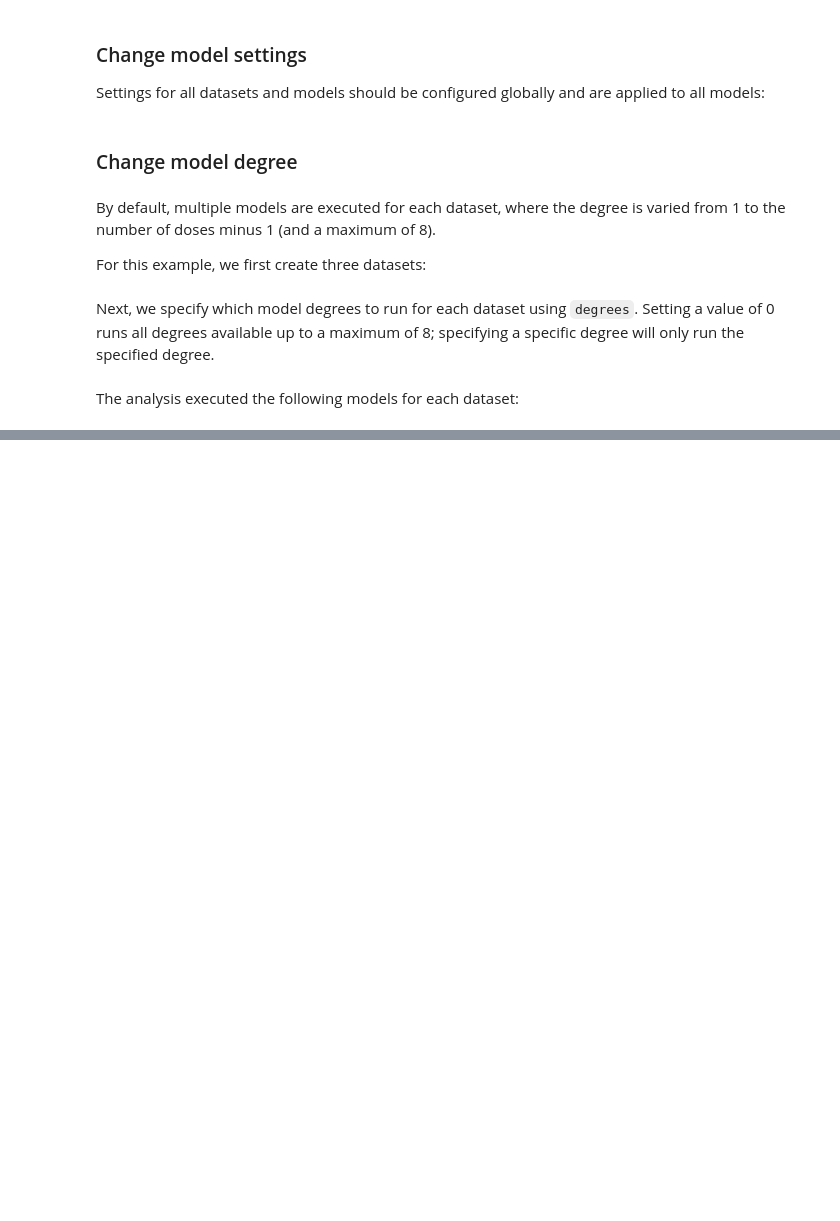
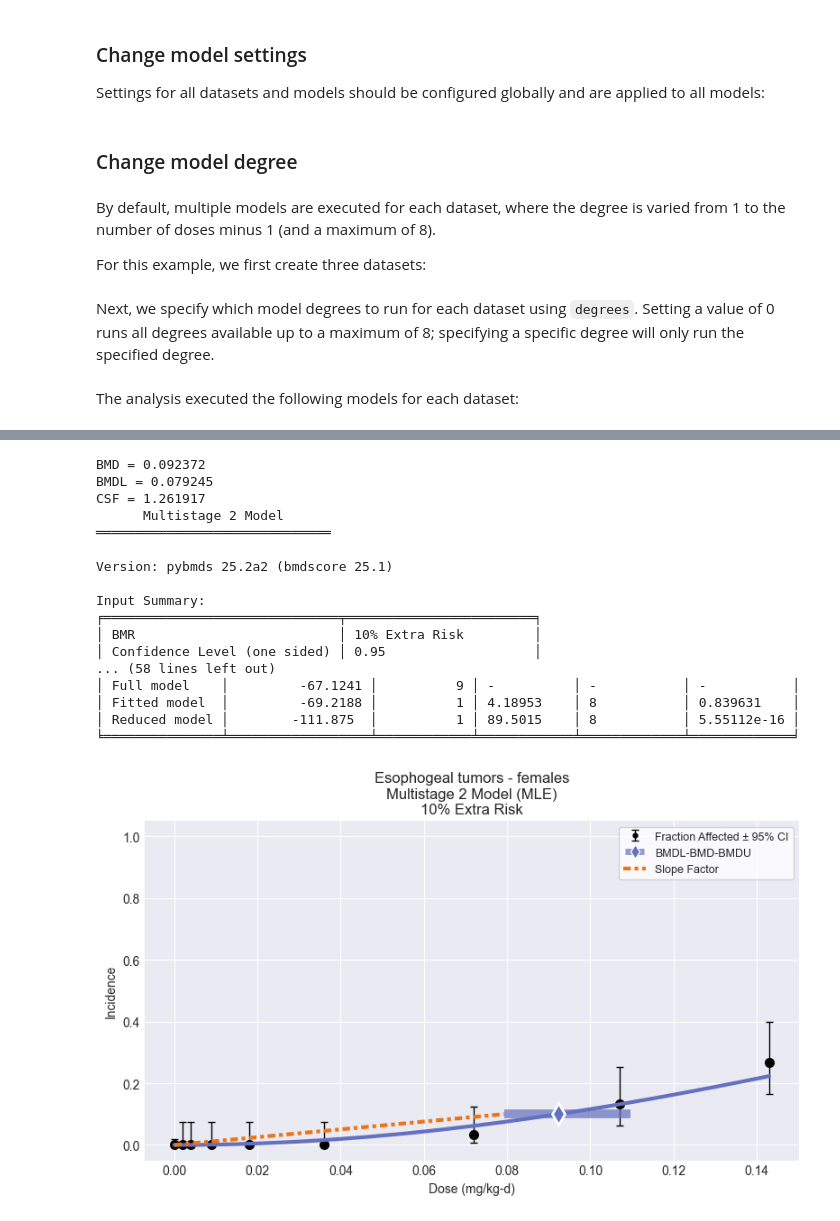
Before and after one commit to USEPA/BMDS, a Jupyter notebook: docs/source/recipes/multitumor.ipynb, the cells around one changed output, grey strips where cells are left out. Cells and saved outputs as stored; diff of their text form; code cells hidden in the pictures; blank space fills up the shorter version.

```diff
--- a/docs/source/recipes/multitumor.ipynb
+++ b/docs/source/recipes/multitumor.ipynb
@@ -259,0 +313,41 @@ for dataset_models in session.models:
+# %%
+%matplotlib inline
+import pybmds
+from pybmds.models.dichotomous import MultistageCancer
+
+dataset = pybmds.DichotomousDataset(
+        doses=[0, 0.002, 0.004, 0.009, 0.018, 0.036, 0.072, 0.107, 0.143],
+        ns=[240, 60, 60, 60, 60, 60, 60, 60, 60],
+        incidences=[0, 0, 0, 0, 0, 0, 2, 8, 16],
+        name="Esophogeal tumors - females",
+        dose_units="mg/kg-d",
+)
+
+model = MultistageCancer(dataset, settings={"bmr": 0.1})
+model.execute(slope_factor=True)
+
+print(f"BMD = {model.results.bmd:f}")
+print(f"BMDL = {model.results.bmdl:f}")
+print(f"CSF = {model.results.slope_factor:f}")
+
+model.plot()
+print(model.text())
+# %% [output]
+BMD = 0.092372
+BMDL = 0.079245
+CSF = 1.261917
+      Multistage 2 Model
+══════════════════════════════
+
+Version: pybmds 25.2a2 (bmdscore 25.1)
+
+Input Summary:
+╒══════════════════════════════╤════════════════════════╕
+│ BMR                          │ 10% Extra Risk         │
+│ Confidence Level (one sided) │ 0.95                   │
+... (58 lines left out)
+│ Full model    │         -67.1241 │          9 │ -          │ -           │ -           │
+│ Fitted model  │         -69.2188 │          1 │ 4.18953    │ 8           │ 0.839631    │
+│ Reduced model │        -111.875  │          1 │ 89.5015    │ 8           │ 5.55112e-16 │
+╘═══════════════╧══════════════════╧════════════╧════════════╧═════════════╧═════════════╛
+[figure, added]
```
Also changed, not shown: parts of 11 cells of this notebook.
